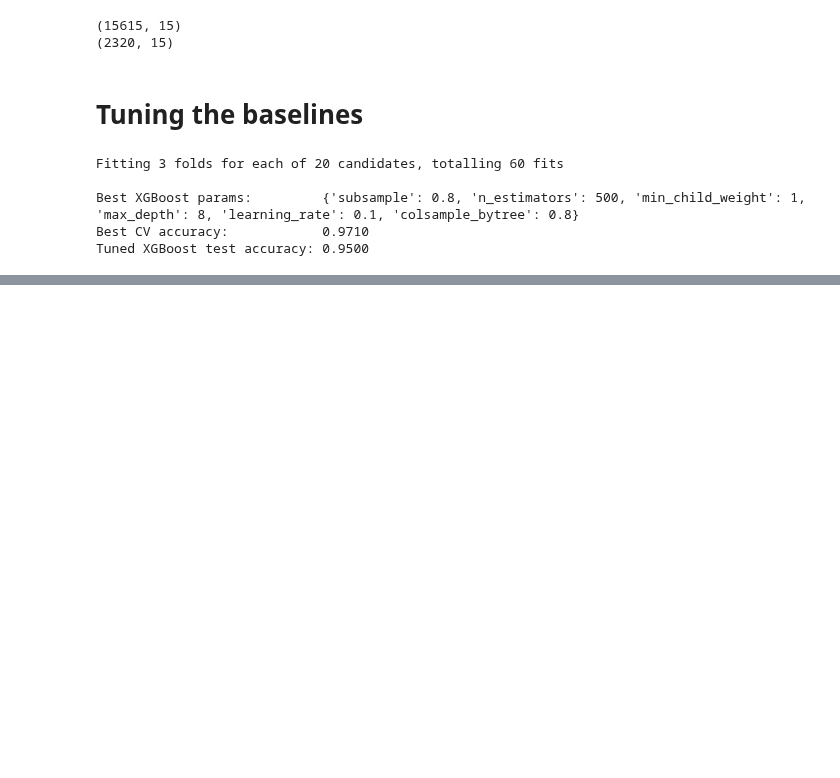
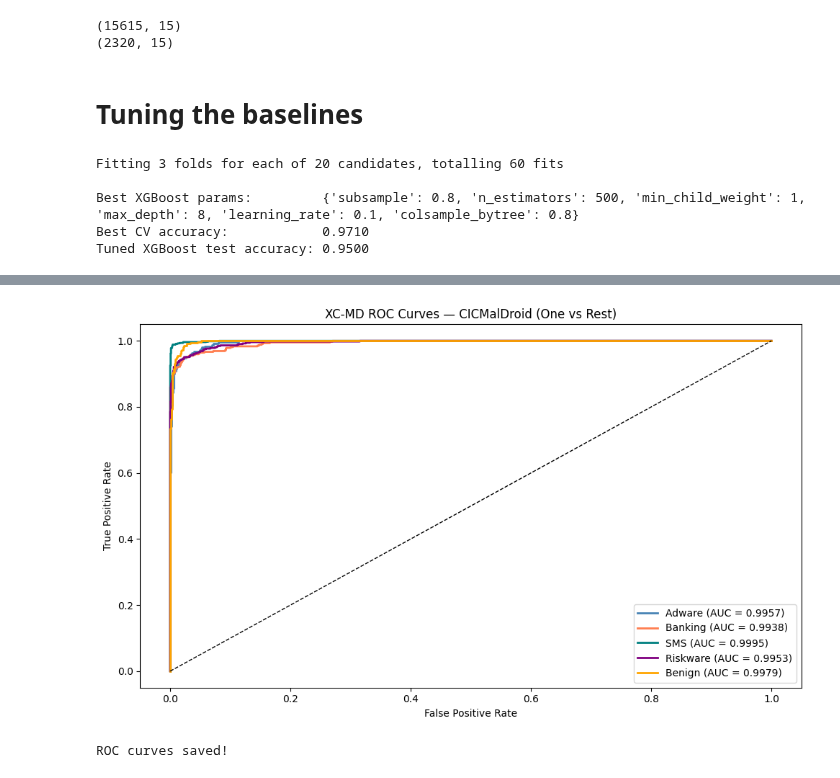
Before and after one commit to S-0120/XAI, a Jupyter notebook: XAI_Project.ipynb, the cells around one changed output, grey strips where cells are left out. Drawn from its saved outputs; the diff is of its cells as text; code cells hidden in the pictures; blank space fills up the shorter version.

```diff
--- a/XAI_Project.ipynb
+++ b/XAI_Project.ipynb
@@ -1464,0 +1577,22 @@ print("All tuned models saved!")
+# %%
+fig, ax = plt.subplots(figsize=(10, 6))
+classes = ['Adware','Banking','SMS','Riskware','Benign']
+colors  = ['steelblue','coral','teal','purple','orange']
+
+for i, (cls, color) in enumerate(zip(classes, colors)):
+    fpr, tpr, _ = roc_curve(y_test_bin[:, i], proba_final[:, i])
+    auc = roc_auc_score(y_test_bin[:, i], proba_final[:, i])
+    ax.plot(fpr, tpr, label=f'{cls} (AUC = {auc:.4f})', color=color, linewidth=2)
+
+ax.plot([0,1], [0,1], 'k--', linewidth=1)
+ax.set_xlabel('False Positive Rate')
+ax.set_ylabel('True Positive Rate')
+ax.set_title('XC-MD ROC Curves — CICMalDroid (One vs Rest)')
+ax.legend(loc='lower right')
+plt.tight_layout()
+plt.savefig(MODELS_PATH + 'roc_curves_final.png', dpi=150, bbox_inches='tight')
+plt.show()
+print("ROC curves saved!")
+# %% [output]
+[figure, added]
+ROC curves saved!
```
Also changed, not shown: parts of 10 cells of this notebook.
